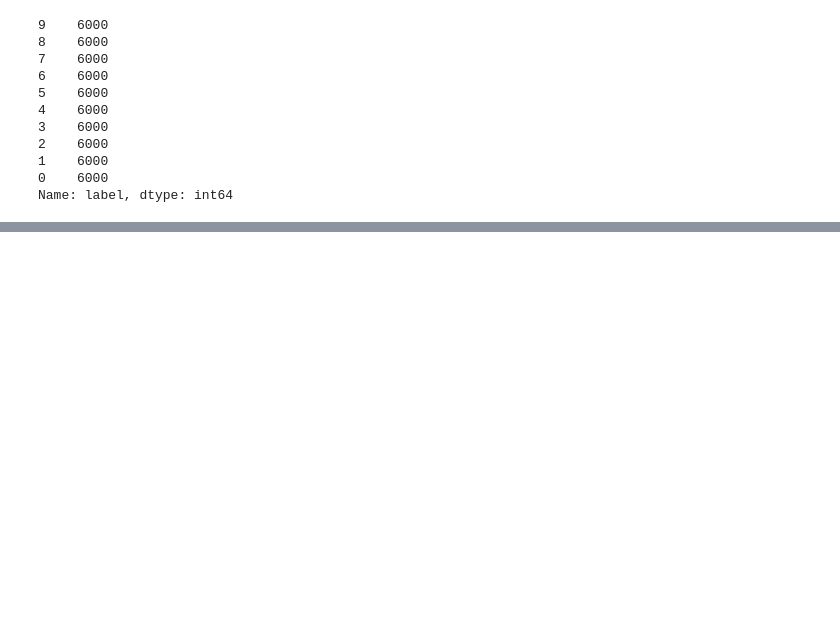
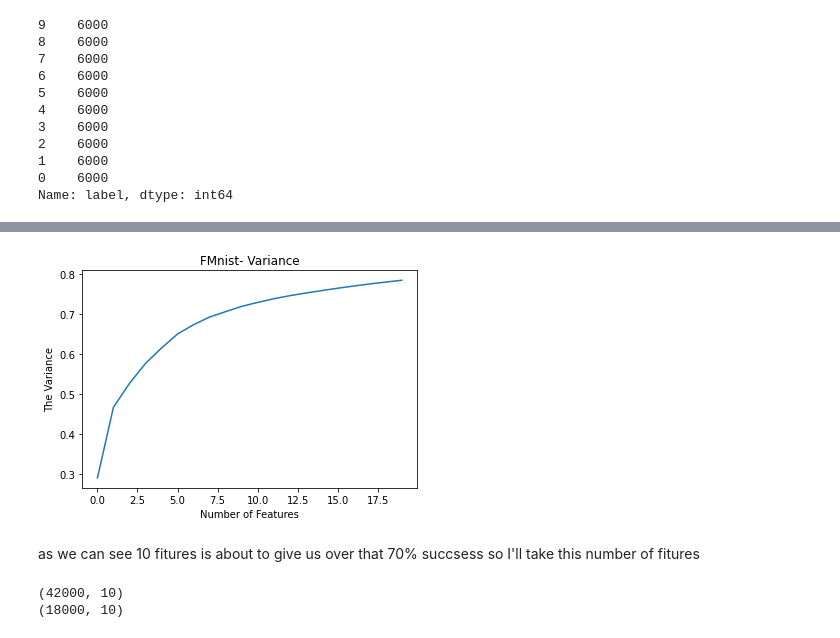
Before and after one commit to tavorlevine/Final-project-2, a Jupyter notebook: fashion Mnist.ipynb, the cells around one changed output, grey strips where cells are left out. Cells and saved outputs as stored; diff of their text form; code cells hidden in the pictures; blank space fills up the shorter version.

```diff
--- a/fashion Mnist.ipynb
+++ b/fashion Mnist.ipynb
@@ -167,0 +168,12 @@ weighted avg       0.81      0.81      0.81     18000
+# %%
+pca = PCA(n_components=20).fit(X_train_scal)
+
+plt.plot(np.cumsum(pca.explained_variance_ratio_))
+plt.xlabel("Number of Features")
+plt.ylabel("The Variance")
+plt.title("FMnist- Variance")
+plt.show()
+# %% [output]
+[figure, added]
+# %% [markdown]
+as we can see 10 fitures is about to give us over that 70% succsess so I'll take this number of fitures
@@ -167,0 +184,6 @@ weighted avg       0.81      0.81      0.81     18000
+# %%
+print(x_train_end.shape)
+print(x_test_end.shape)
+# %% [output]
+(42000, 10)
+(18000, 10)
```
Also changed, not shown: parts of 49 cells of this notebook.
